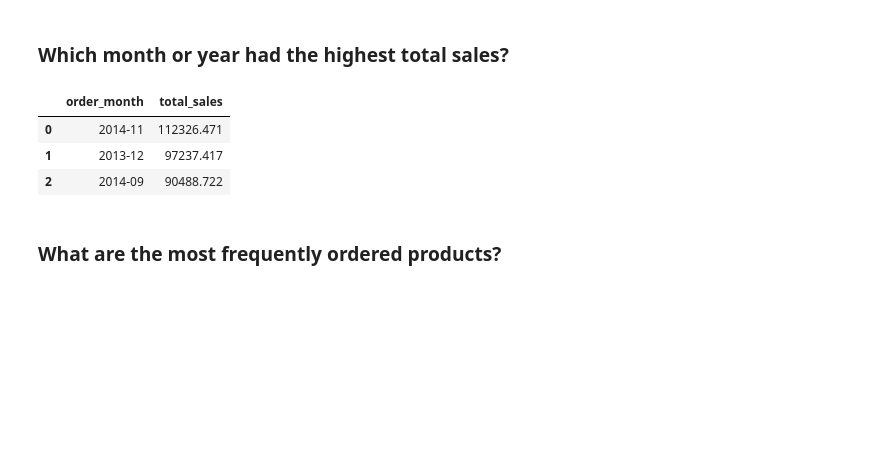
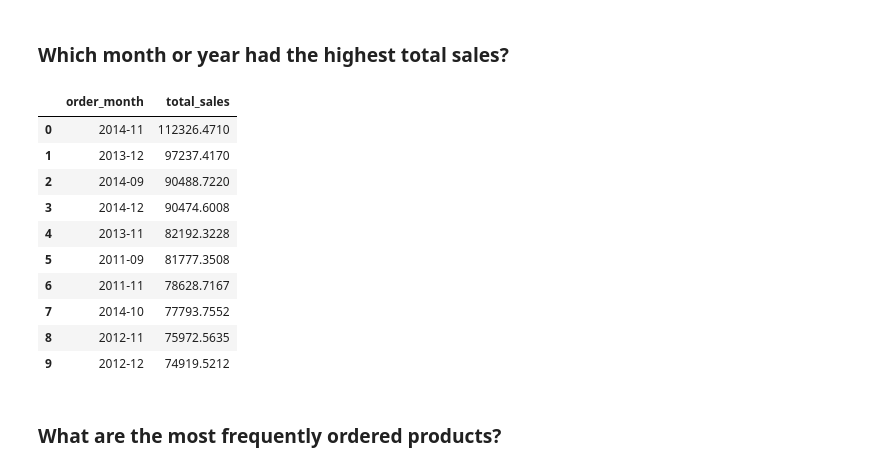
Before and after one commit to KittyRose8267/DA_M3_W4_Workflow, a Jupyter notebook: notebooks/superstore_sales_workflow.ipynb, the cells around one changed output. Cells and saved outputs as stored; diff of their text form; code cells hidden in the pictures; blank space fills up the shorter version.

```diff
--- a/notebooks/superstore_sales_workflow.ipynb
+++ b/notebooks/superstore_sales_workflow.ipynb
@@ -286,19 +286,26 @@ result6
 # %%
 query7 = """
 SELECT strftime('%Y-%m', o.order_date) as order_month, SUM(od.sales) as total_sales
 FROM orders as o
 JOIN order_details as od on od.order_id = o.order_id
 GROUP BY order_month
 ORDER BY total_sales DESC
-LIMIT 3;
+LIMIT 10;
 """
 result7 = pd.read_sql(query7, conn)
 result7
 # %% [output]
 |  | order_month | total_sales |
-| 0 | 2014-11 | 112326.471 |
-| 1 | 2013-12 | 97237.417 |
-| 2 | 2014-09 | 90488.722 |
+| 0 | 2014-11 | 112326.4710 |
+| 1 | 2013-12 | 97237.4170 |
+| 2 | 2014-09 | 90488.7220 |
+| 3 | 2014-12 | 90474.6008 |
+| 4 | 2013-11 | 82192.3228 |
+| 5 | 2011-09 | 81777.3508 |
+| 6 | 2011-11 | 78628.7167 |
+| 7 | 2014-10 | 77793.7552 |
+| 8 | 2012-11 | 75972.5635 |
+| 9 | 2012-12 | 74919.5212 |
 # %% [markdown]
 ### What are the most frequently ordered products?
 # %%
```
Also changed, not shown: parts of 9 cells of this notebook.
